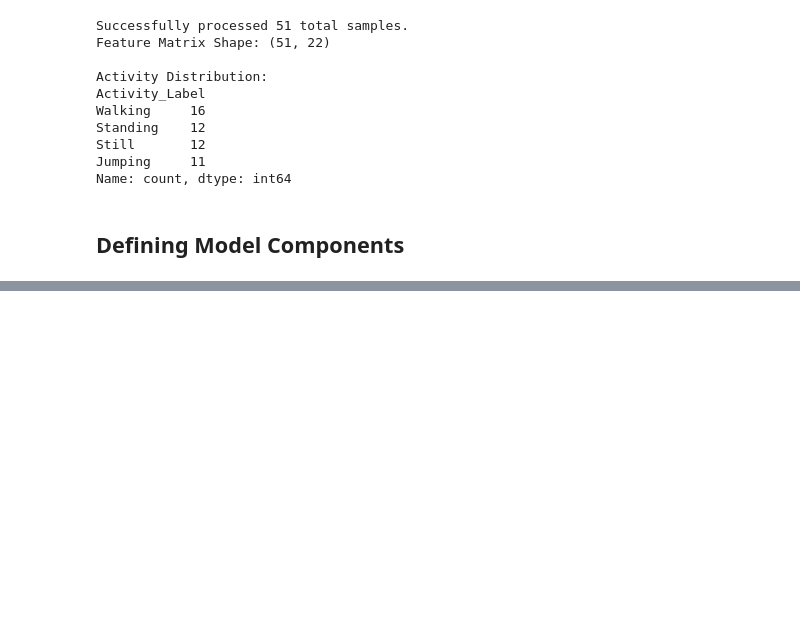
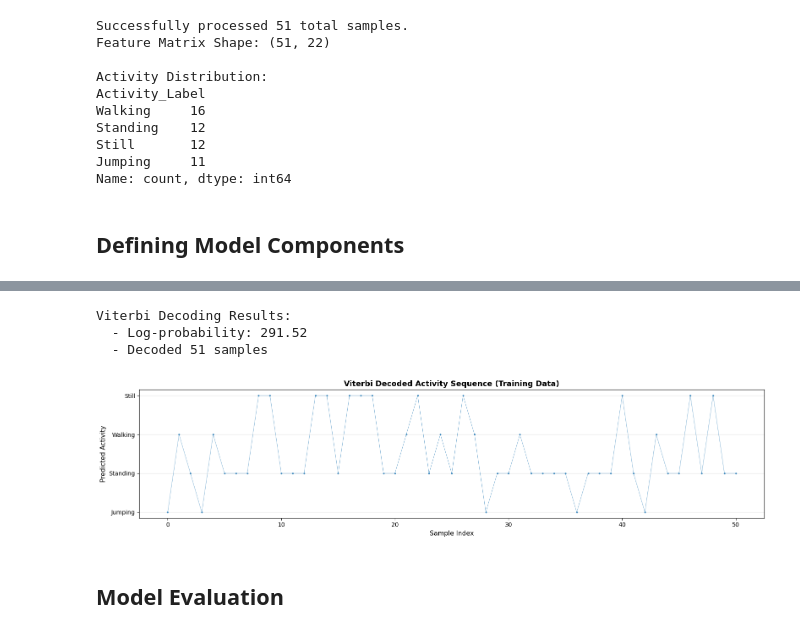
Before and after one commit to tamandakaunda-15/Formative2_HMMs, a Jupyter notebook: Hidden_Markov_Models.ipynb, the cells around one changed output, grey strips where cells are left out. Drawn from its saved outputs; the diff is of its cells as text; code cells hidden in the pictures; blank space fills up the shorter version.

```diff
--- a/Hidden_Markov_Models.ipynb
+++ b/Hidden_Markov_Models.ipynb
@@ -202,0 +302,29 @@ DATA = {
+# %%
+# Cell 4: Apply Viterbi Algorithm (Training Data Validation)
+
+# Decode using Viterbi
+logprob, predicted_states = model.decode(X_train_all, algorithm='viterbi')
+
+print(f"Viterbi Decoding Results:")
+print(f"  - Log-probability: {logprob:.2f}")
+print(f"  - Decoded {len(predicted_states)} samples")
+
+# Visualize decoded sequence
+plt.figure(figsize=(16, 4))
+plt.plot(predicted_states, marker='o', linestyle='-', markersize=2,
+         linewidth=0.5, alpha=0.7)
+plt.yticks(range(n_states), list(reverse_label_map.values()))
+plt.xlabel('Sample Index', fontsize=11)
+plt.ylabel('Predicted Activity', fontsize=11)
+plt.title('Viterbi Decoded Activity Sequence (Training Data)',
+          fontsize=13, fontweight='bold')
+plt.grid(axis='y', alpha=0.3)
+plt.tight_layout()
+plt.show()
+# %% [output]
+Viterbi Decoding Results:
+  - Log-probability: 291.52
+  - Decoded 51 samples
+[figure, added]
+# %% [markdown]
+## Model Evaluation
```
Also changed, not shown: parts of 9 cells of this notebook.
